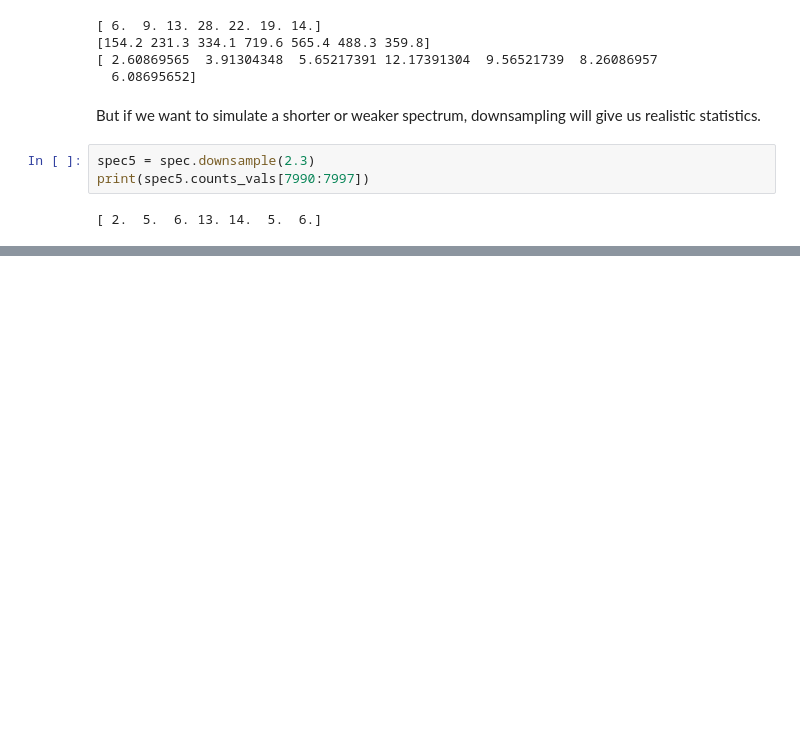
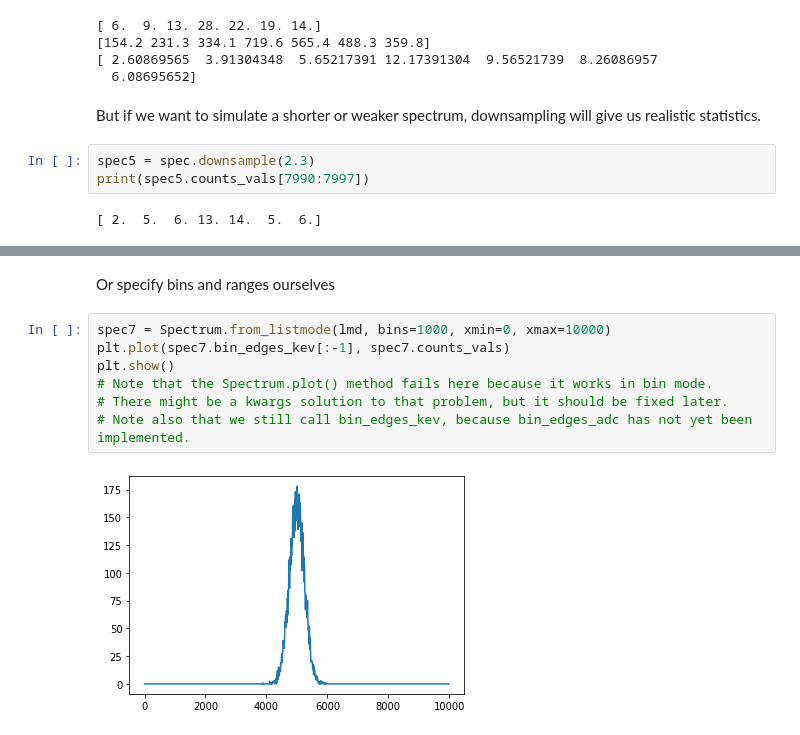
Before and after one commit to lbl-anp/becquerel, a Jupyter notebook: examples/spectrum.ipynb, the cells around one changed output, grey strips where cells are left out. Drawn from its saved outputs; the diff is of its cells as text; blank space fills up the shorter version.

```diff
--- a/examples/spectrum.ipynb
+++ b/examples/spectrum.ipynb
@@ -215,0 +238,11 @@ print(spec5.counts_vals[7990:7997])
+# %% [markdown]
+Or specify bins and ranges ourselves
+# %%
+spec7 = Spectrum.from_listmode(lmd, bins=1000, xmin=0, xmax=10000)
+plt.plot(spec7.bin_edges_kev[:-1], spec7.counts_vals)
+plt.show()
+# Note that the Spectrum.plot() method fails here because it works in bin mode.
+# There might be a kwargs solution to that problem, but it should be fixed later.
+# Note also that we still call bin_edges_kev, because bin_edges_adc has not yet been implemented.
+# %% [output]
+[figure, added]
```
Also changed, not shown: parts of 8 cells of this notebook, 1 other file.
